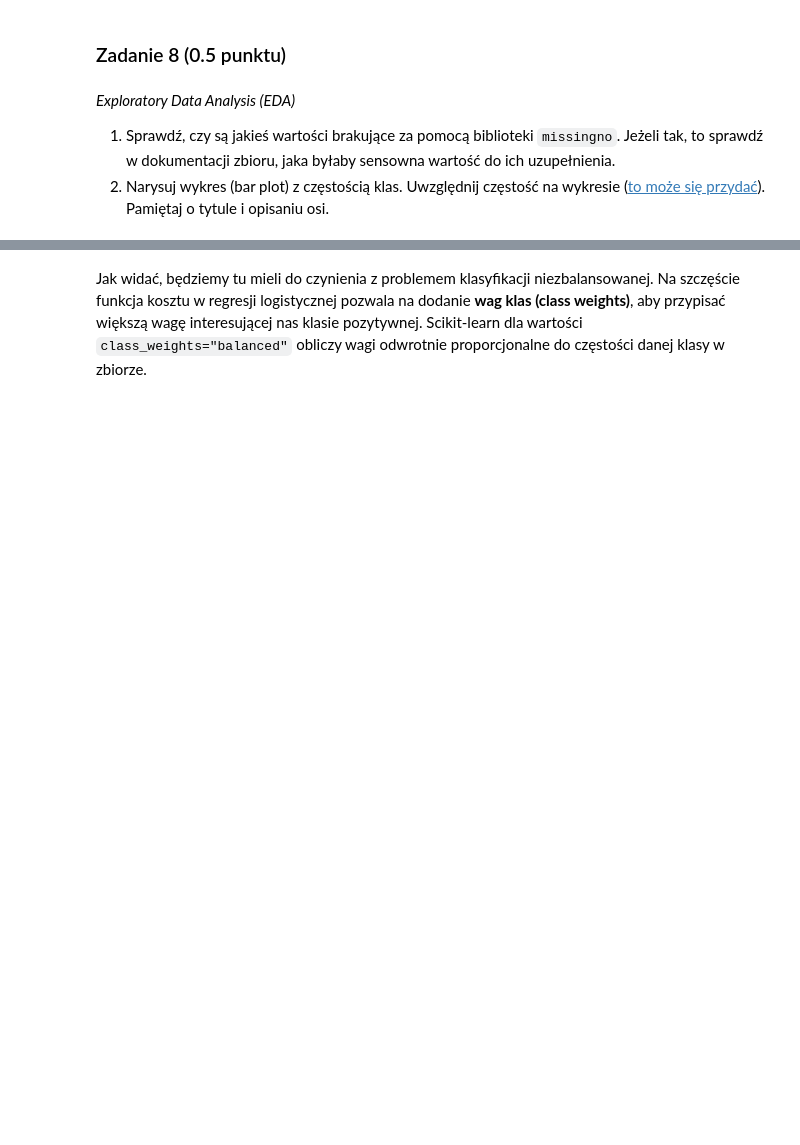
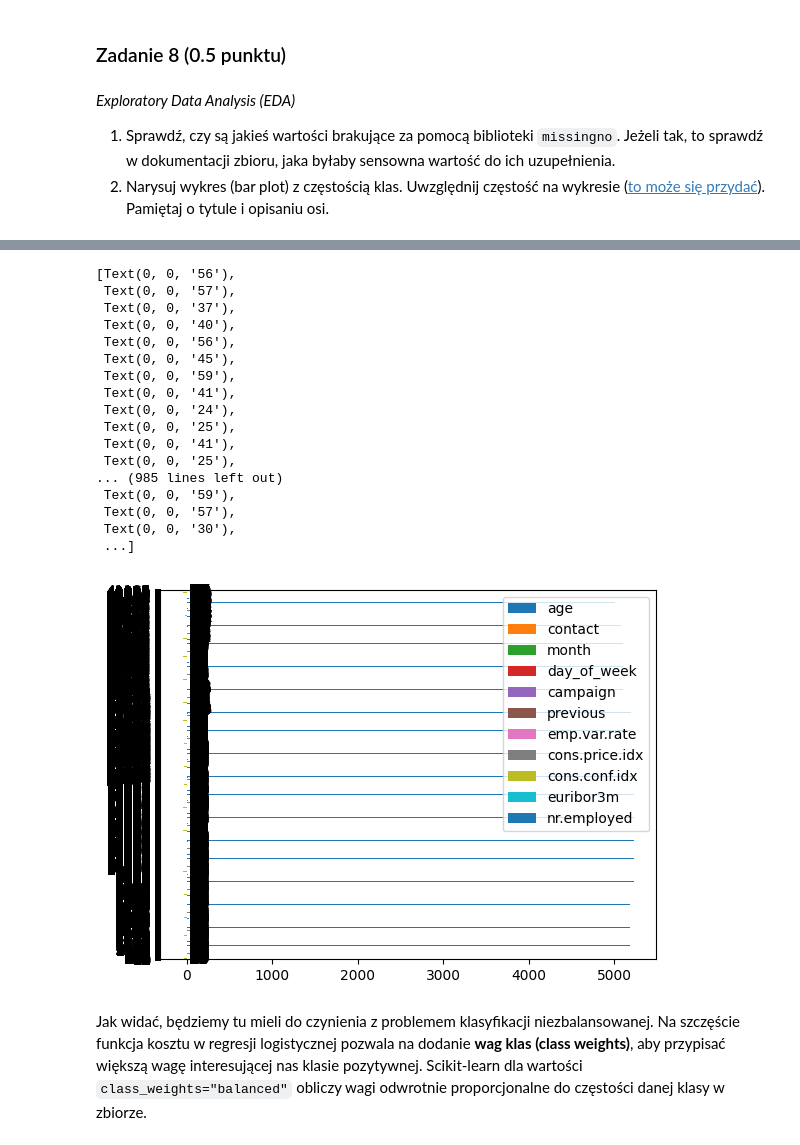
Before and after one commit to domino644/psi, a Jupyter notebook: lab1/lab_1.ipynb, the cells around one changed output, grey strips where cells are left out. Saved outputs shown, nothing was run; the diff lists cells and outputs as text; code cells hidden in the pictures; blank space fills up the shorter version.

```diff
--- a/lab1/lab_1.ipynb
+++ b/lab1/lab_1.ipynb
@@ -1155,3 +1166,27 @@ assert [0,1] == sorted(df['contact'].unique())
+# %%
+# plot class frequencies
+ax = df.plot.barh()
+
+ax.bar_label(ax.containers[0])
+# %% [output]
+[Text(0, 0, '56'),
+ Text(0, 0, '57'),
+ Text(0, 0, '37'),
+ Text(0, 0, '40'),
+ Text(0, 0, '56'),
+ Text(0, 0, '45'),
+ Text(0, 0, '59'),
+ Text(0, 0, '41'),
+ Text(0, 0, '24'),
+ Text(0, 0, '25'),
+ Text(0, 0, '41'),
+ Text(0, 0, '25'),
+... (985 lines left out)
+ Text(0, 0, '59'),
+ Text(0, 0, '57'),
+ Text(0, 0, '30'),
+ ...]
+[figure, added]
 # %% [markdown]
 Jak widać, będziemy tu mieli do czynienia z problemem klasyfikacji niezbalansowanej. Na szczęście funkcja kosztu w regresji logistycznej pozwala na dodanie **wag klas (class weights)**, aby przypisać większą wagę interesującej nas klasie pozytywnej. Scikit-learn dla wartości `class_weights="balanced"` obliczy wagi odwrotnie proporcjonalne do częstości danej klasy w zbiorze.
 # %% [markdown]
```
Also changed, not shown: parts of 17 cells of this notebook.
